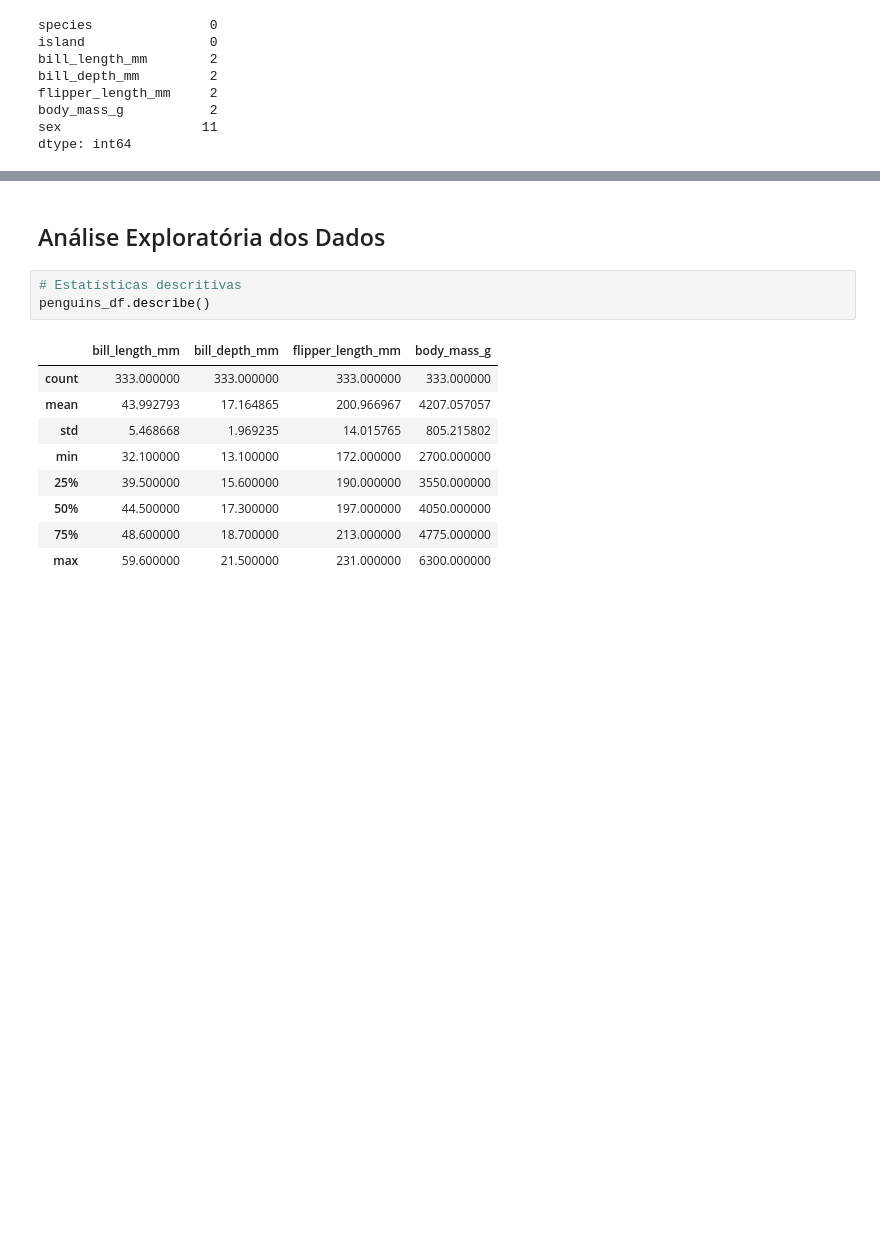
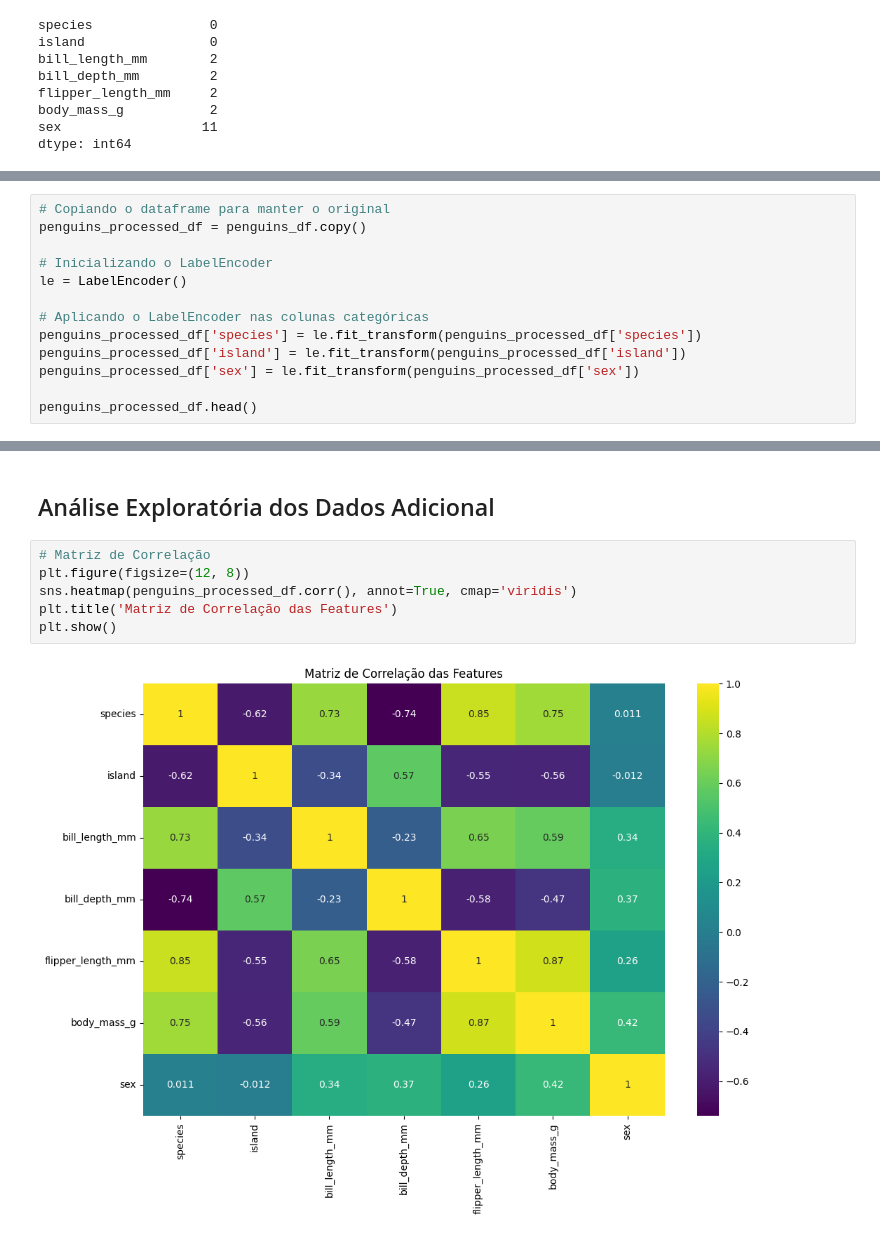
Before and after one commit to kauan345developer/machine-learning, a Jupyter notebook: penguins_dataset_analysis.ipynb, the cells around one changed output, grey strips where cells are left out. Saved outputs shown, nothing was run; the diff lists cells and outputs as text; blank space fills up the shorter version.

```diff
--- a/penguins_dataset_analysis.ipynb
+++ b/penguins_dataset_analysis.ipynb
@@ -49,0 +48,13 @@ dtype: int64
+# %%
+# Copiando o dataframe para manter o original
+penguins_processed_df = penguins_df.copy()
+
+# Inicializando o LabelEncoder
+le = LabelEncoder()
+
+# Aplicando o LabelEncoder nas colunas categóricas
+penguins_processed_df['species'] = le.fit_transform(penguins_processed_df['species'])
+penguins_processed_df['island'] = le.fit_transform(penguins_processed_df['island'])
+penguins_processed_df['sex'] = le.fit_transform(penguins_processed_df['sex'])
+
+penguins_processed_df.head()
@@ -50,15 +68,10 @@ dtype: int64
 # %% [markdown]
-## Análise Exploratória dos Dados
+## Análise Exploratória dos Dados Adicional
-# %%
-# Estatísticas descritivas
-penguins_df.describe()
-# %% [output]
-|  | bill_length_mm | bill_depth_mm | flipper_length_mm | body_mass_g |
-| count | 333.000000 | 333.000000 | 333.000000 | 333.000000 |
-| mean | 43.992793 | 17.164865 | 200.966967 | 4207.057057 |
-| std | 5.468668 | 1.969235 | 14.015765 | 805.215802 |
-| min | 32.100000 | 13.100000 | 172.000000 | 2700.000000 |
-| 25% | 39.500000 | 15.600000 | 190.000000 | 3550.000000 |
-| 50% | 44.500000 | 17.300000 | 197.000000 | 4050.000000 |
-| 75% | 48.600000 | 18.700000 | 213.000000 | 4775.000000 |
-| max | 59.600000 | 21.500000 | 231.000000 | 6300.000000 |
+# %%
+# Matriz de Correlação
+plt.figure(figsize=(12, 8))
+sns.heatmap(penguins_processed_df.corr(), annot=True, cmap='viridis')
+plt.title('Matriz de Correlação das Features')
+plt.show()
+# %% [output]
+[figure, added]
```
Also changed, not shown: parts of 12 cells of this notebook.
